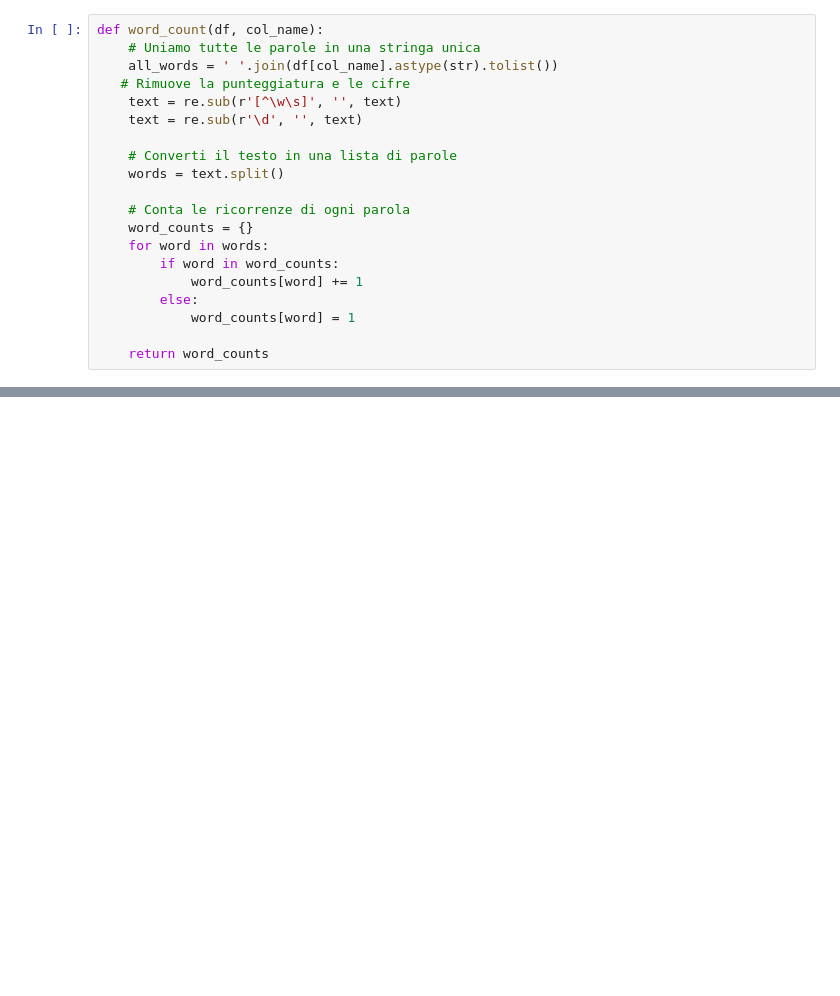
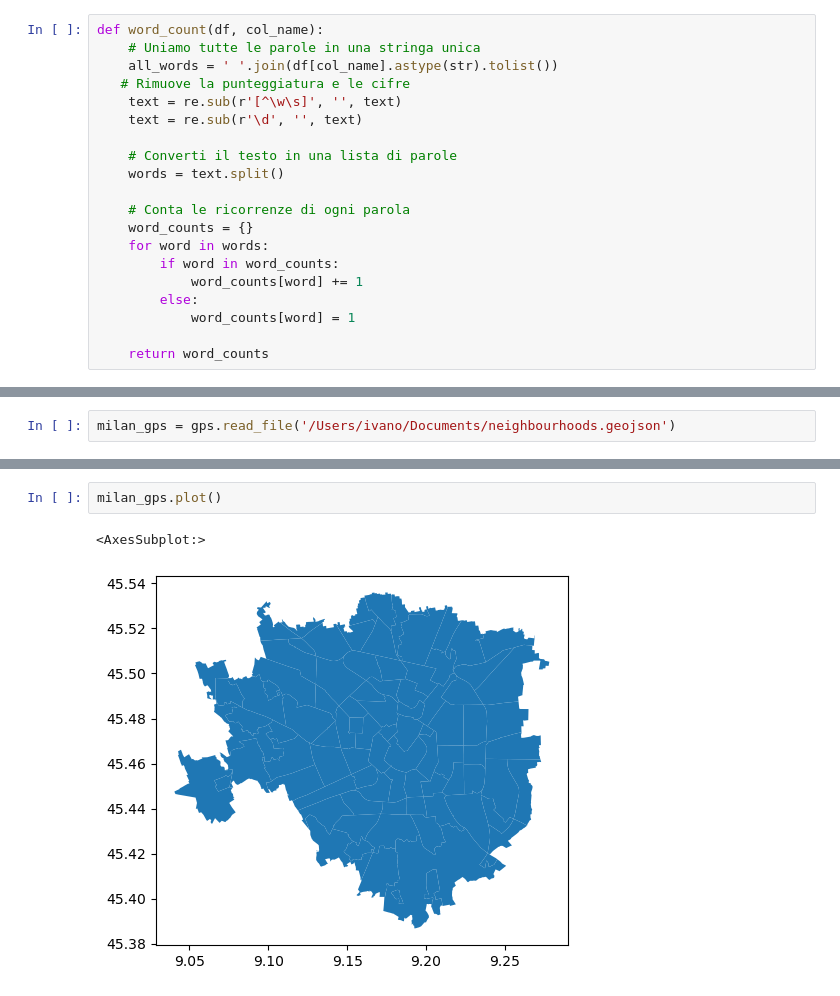
Before and after one commit to Ivanoco27/Progetto-Python, a Jupyter notebook: Progetto Python.ipynb, the cells around one changed output, grey strips where cells are left out. Cells and saved outputs as stored; diff of their text form; blank space fills up the shorter version.

```diff
--- a/Progetto Python.ipynb
+++ b/Progetto Python.ipynb
@@ -370,0 +354,2 @@ NameError: name 'description' is not defined
+# %%
+milan_gps = gps.read_file('/Users/ivano/Documents/neighbourhoods.geojson')
@@ -370,0 +369,5 @@ NameError: name 'description' is not defined
+# %%
+milan_gps.plot()
+# %% [output]
+<AxesSubplot:>
+[figure, added]
```
Also changed, not shown: parts of 52 cells of this notebook.
